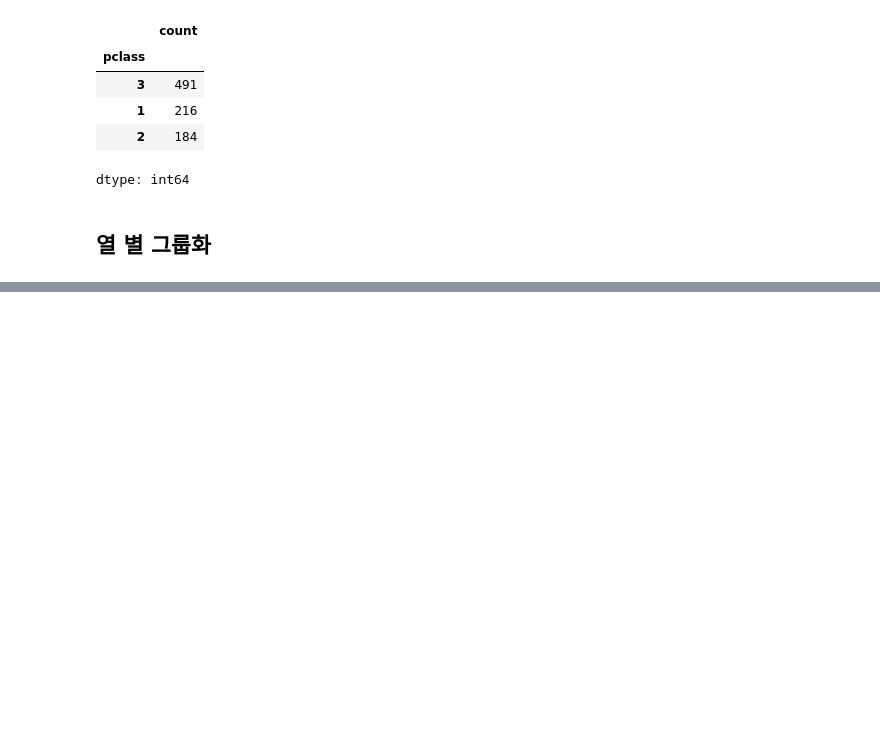
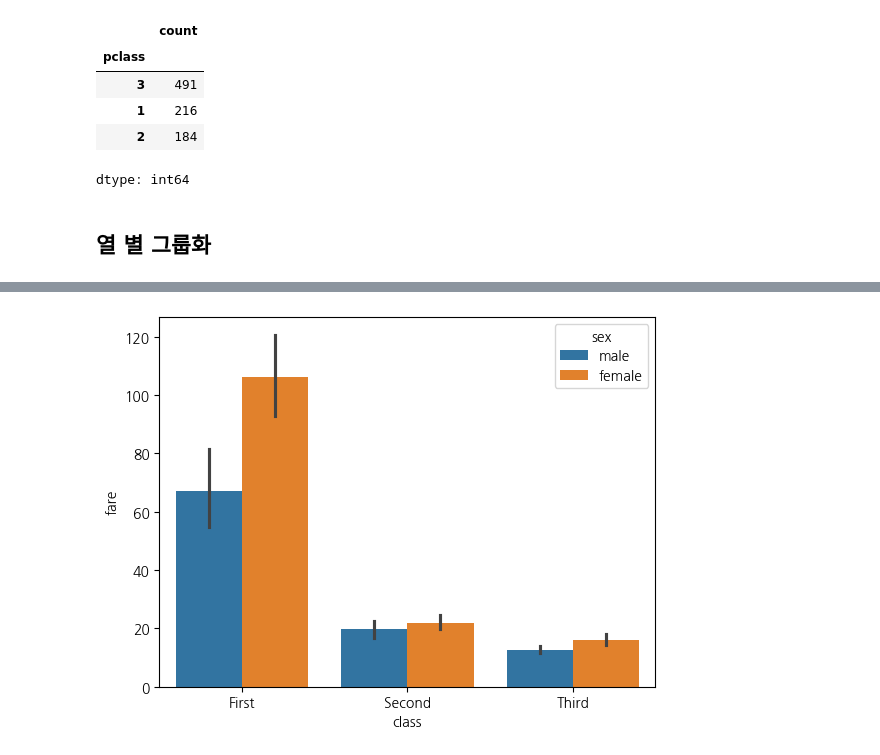
Before and after one commit to wjdtjdus/2025-1-myclass-BDA, a Jupyter notebook: inclass/04w_B_wed_0326_dataframe_application.ipynb, the cells around one changed output, grey strips where cells are left out. Saved outputs shown, nothing was run; the diff lists cells and outputs as text; code cells hidden in the pictures; blank space fills up the shorter version.

```diff
--- a/inclass/04w_B_wed_0326_dataframe_application.ipynb
+++ b/inclass/04w_B_wed_0326_dataframe_application.ipynb
@@ -332,0 +387,4 @@ dtype: int64
+# %%
+sns.barplot(titanic, x="class", y="fare", hue="sex");
+# %% [output]
+[figure, added]
```
Also changed, not shown: parts of 81 cells of this notebook.
